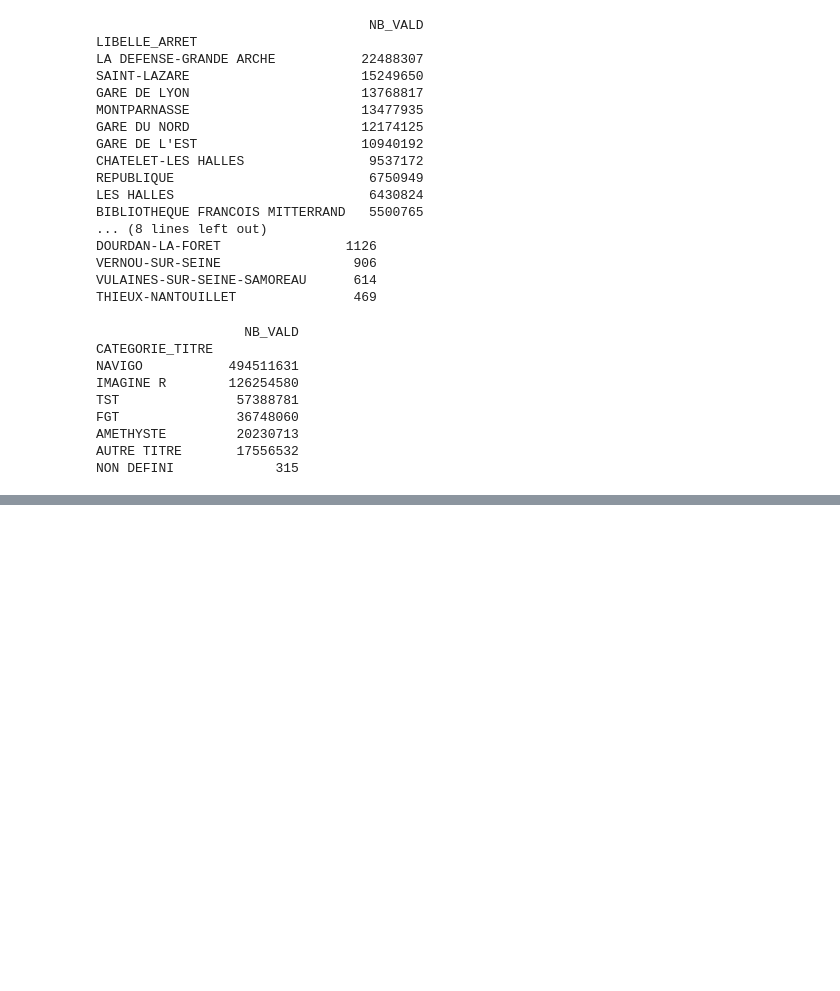
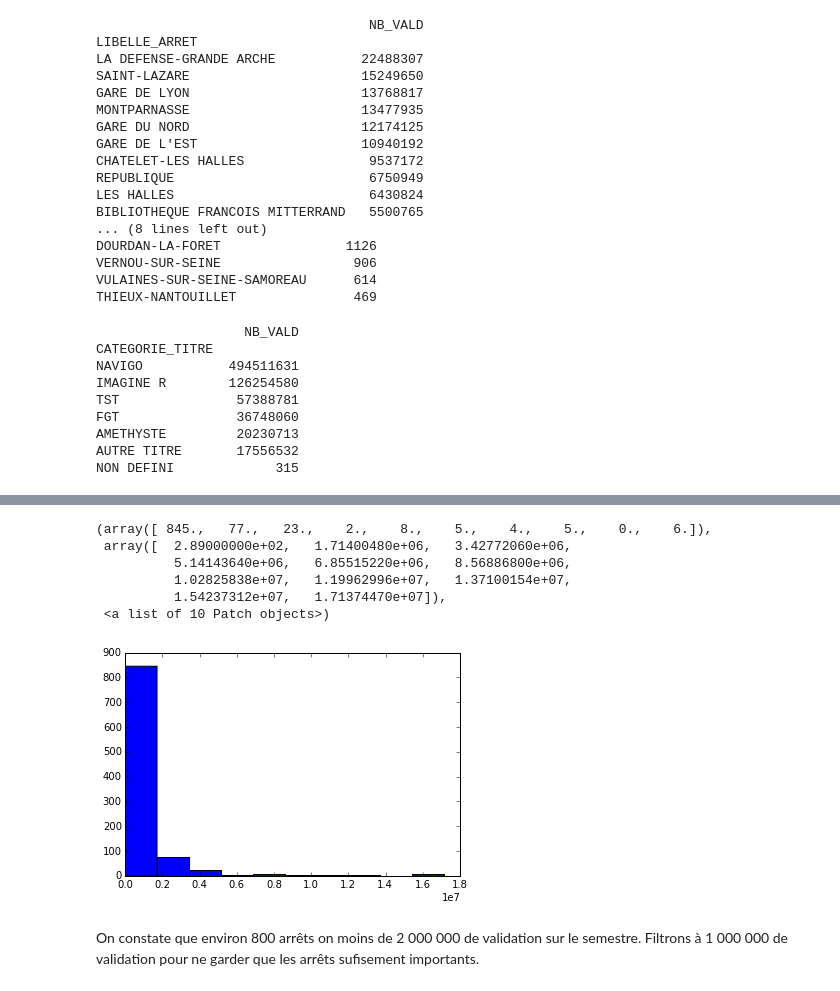
Before and after one commit to Transid/Arrets_IDF, a Jupyter notebook: Validations.ipynb, the cells around one changed output, grey strips where cells are left out. Saved outputs shown, nothing was run; the diff lists cells and outputs as text; code cells hidden in the pictures; blank space fills up the shorter version.

```diff
--- a/Validations.ipynb
+++ b/Validations.ipynb
@@ -125,0 +240,13 @@ CHATELET-LES HALLES                       145091    1680872   6309665   608811
+# %%
+plt.hist(table3['NAVIGO'])
+# %% [output]
+(array([ 845.,   77.,   23.,    2.,    8.,    5.,    4.,    5.,    0.,    6.]),
+ array([  2.89000000e+02,   1.71400480e+06,   3.42772060e+06,
+          5.14143640e+06,   6.85515220e+06,   8.56886800e+06,
+          1.02825838e+07,   1.19962996e+07,   1.37100154e+07,
+          1.54237312e+07,   1.71374470e+07]),
+ <a list of 10 Patch objects>)
+[figure, added]
+# %% [markdown]
+On constate que environ 800 arrêts on moins de 2 000 000 de validation sur le semestre.
+Filtrons à 1 000 000 de validation pour ne garder que les arrêts sufisement importants.
```
Also changed, not shown: parts of 26 cells of this notebook, 5 other files.
